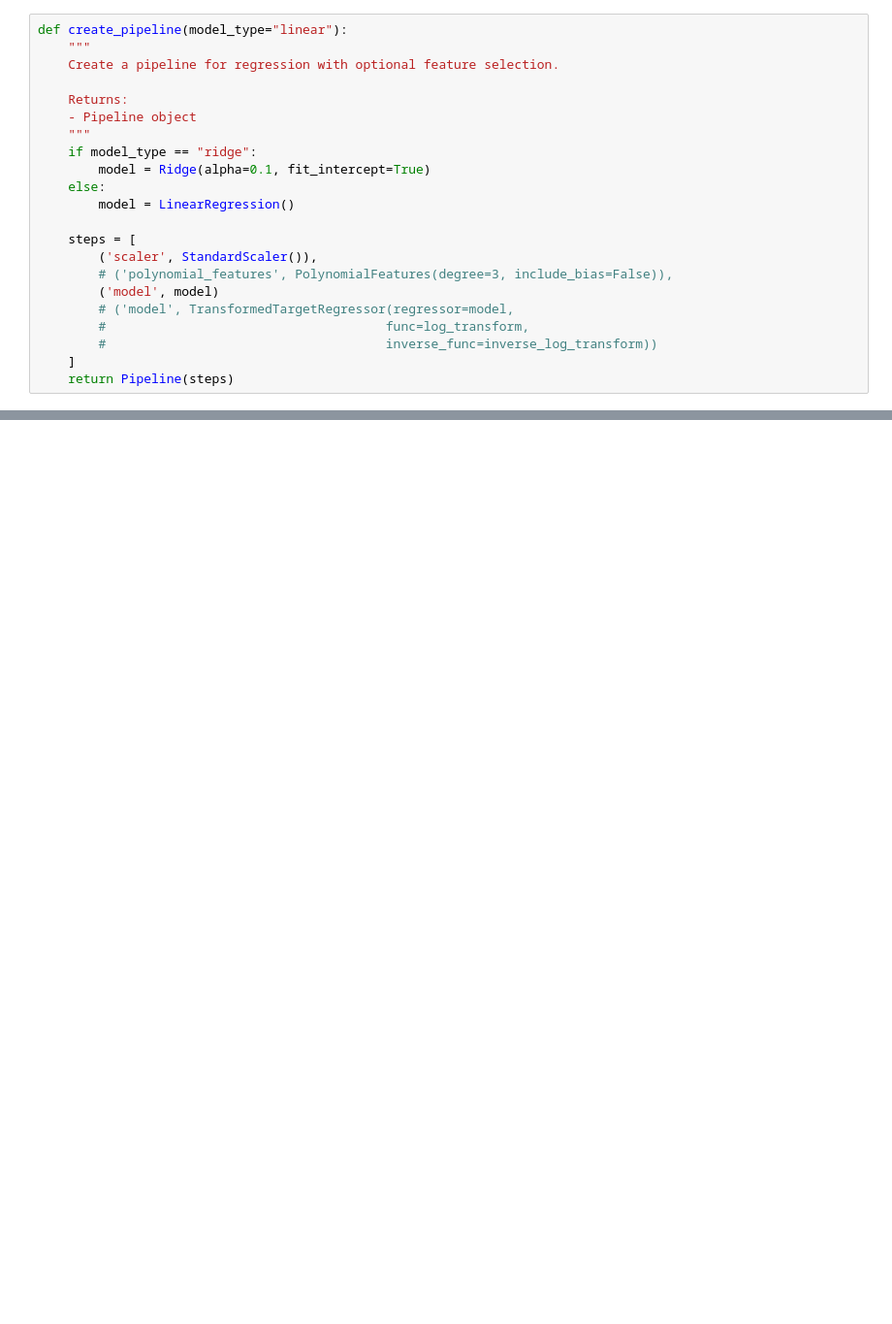
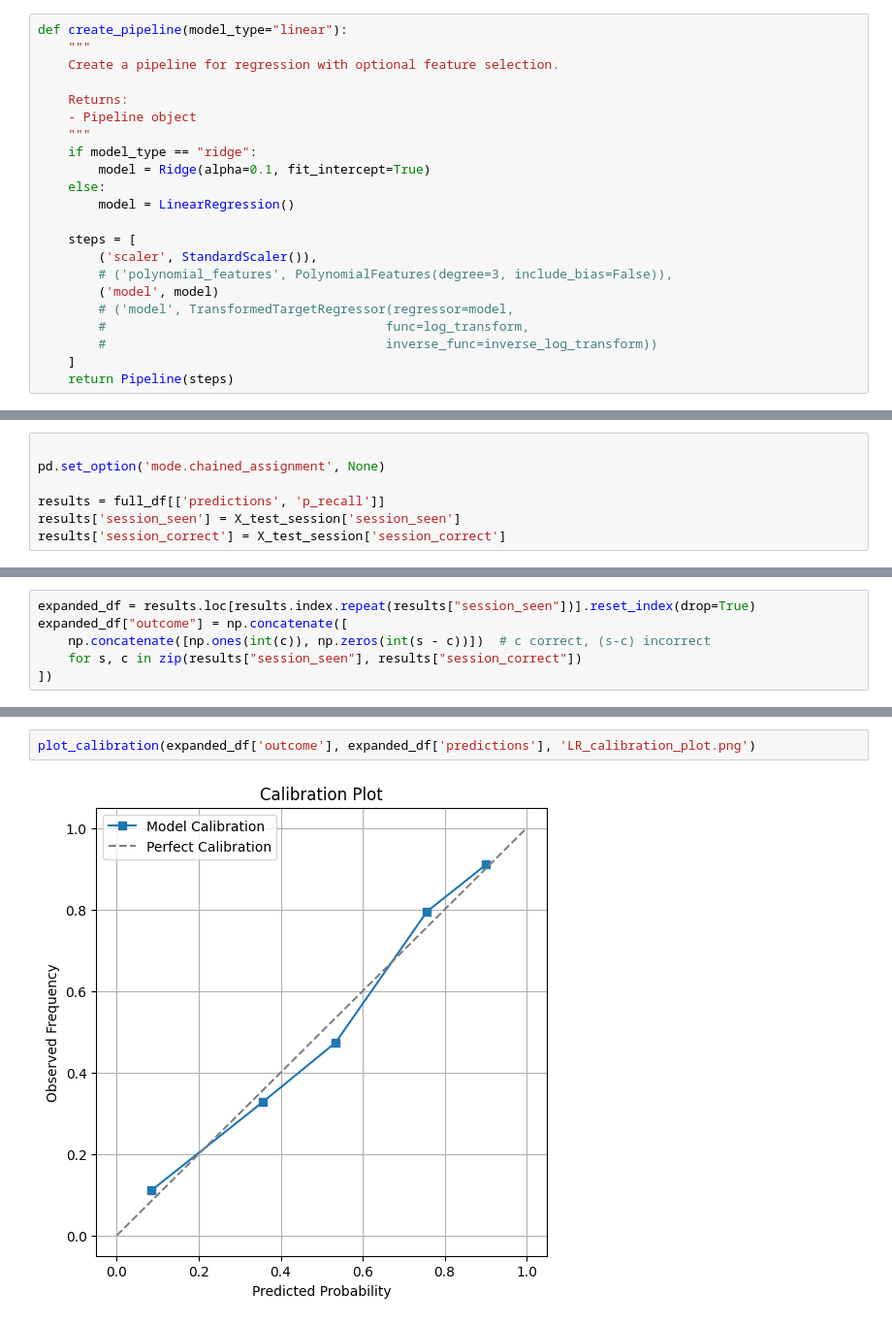
Before and after one commit to juliakubisa/spaced_repetition_algorithm, a Jupyter notebook: notebooks/baseline_models.ipynb, the cells around one changed output, grey strips where cells are left out. Shown at 97% size. Saved outputs shown, nothing was run; the diff lists cells and outputs as text; blank space fills up the shorter version.

```diff
--- a/notebooks/baseline_models.ipynb
+++ b/notebooks/baseline_models.ipynb
@@ -374,0 +323,7 @@ full_df_all['p_recall'].hist()
+# %%
+
+pd.set_option('mode.chained_assignment', None)
+
+results = full_df[['predictions', 'p_recall']]
+results['session_seen'] = X_test_session['session_seen']
+results['session_correct'] = X_test_session['session_correct']
@@ -374,0 +346,6 @@ full_df_all['p_recall'].hist()
+# %%
+expanded_df = results.loc[results.index.repeat(results["session_seen"])].reset_index(drop=True)
+expanded_df["outcome"] = np.concatenate([
+    np.concatenate([np.ones(int(c)), np.zeros(int(s - c))])  # c correct, (s-c) incorrect
+    for s, c in zip(results["session_seen"], results["session_correct"])
+])
@@ -374,0 +368,4 @@ full_df_all['p_recall'].hist()
+# %%
+plot_calibration(expanded_df['outcome'], expanded_df['predictions'], 'LR_calibration_plot.png')
+# %% [output]
+[figure, added]
```
Also changed, not shown: parts of 27 cells of this notebook, 5 other files.
